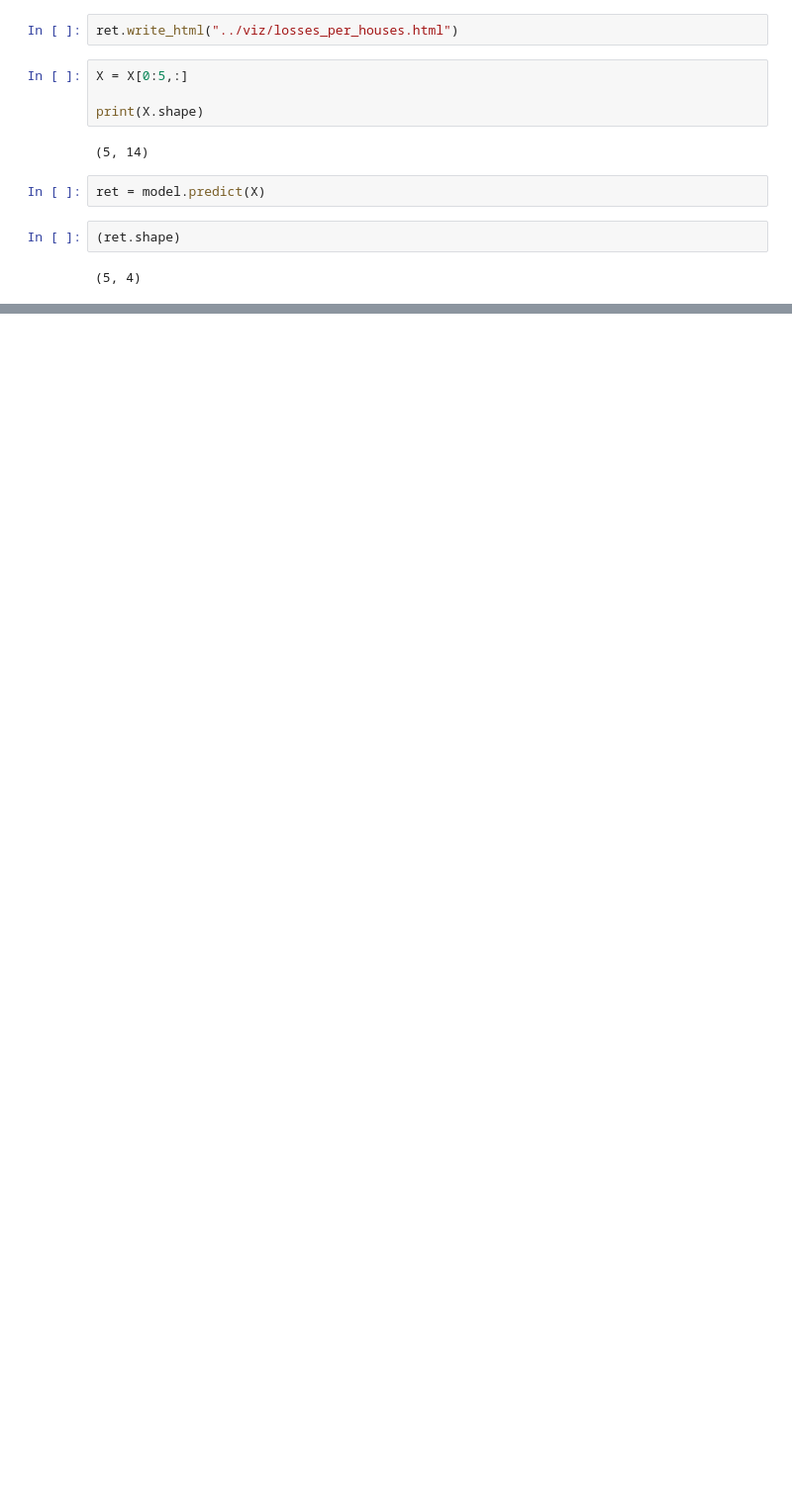
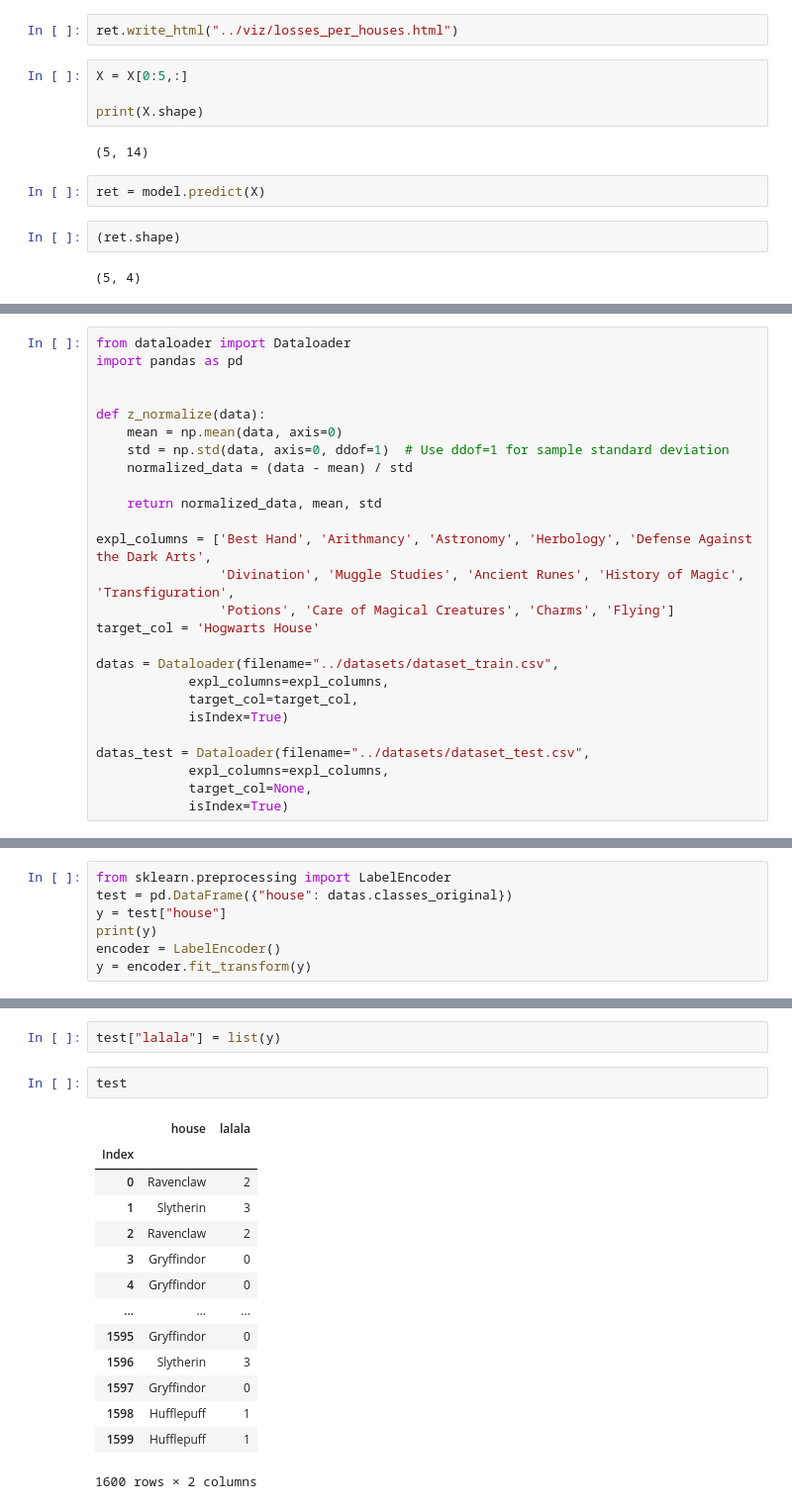
Before and after one commit to LahlouS/ft_dslr, a Jupyter notebook: submission/test.ipynb, the cells around one changed output, grey strips where cells are left out. Shown at 99% size. Saved outputs shown, nothing was run; the diff lists cells and outputs as text; blank space fills up the shorter version.

Commit message:
comparig with sklearn implementation

```diff
--- a/submission/test.ipynb
+++ b/submission/test.ipynb
@@ -281,0 +340,26 @@ ret = model.predict(X)
+# %%
+from dataloader import Dataloader
+import pandas as pd
+
+
+def z_normalize(data):
+	mean = np.mean(data, axis=0)
+	std = np.std(data, axis=0, ddof=1)  # Use ddof=1 for sample standard deviation
+	normalized_data = (data - mean) / std
+
+	return normalized_data, mean, std
+
+expl_columns = ['Best Hand', 'Arithmancy', 'Astronomy', 'Herbology', 'Defense Against the Dark Arts',
+				'Divination', 'Muggle Studies', 'Ancient Runes', 'History of Magic', 'Transfiguration',
+				'Potions', 'Care of Magical Creatures', 'Charms', 'Flying']
+target_col = 'Hogwarts House'
+
+datas = Dataloader(filename="../datasets/dataset_train.csv",
+			expl_columns=expl_columns,
+			target_col=target_col,
+			isIndex=True)
+
+datas_test = Dataloader(filename="../datasets/dataset_test.csv",
+			expl_columns=expl_columns,
+			target_col=None,
+			isIndex=True)
@@ -281,0 +372,7 @@ ret = model.predict(X)
+# %%
+from sklearn.preprocessing import LabelEncoder
+test = pd.DataFrame({"house": datas.classes_original})
+y = test["house"]
+print(y)
+encoder = LabelEncoder()
+y = encoder.fit_transform(y)
@@ -281,0 +393,19 @@ ret = model.predict(X)
+# %%
+test["lalala"] = list(y)
+# %%
+test
+# %% [output]
+|  | house | lalala |
+| Index |  |  |
+| 0 | Ravenclaw | 2 |
+| 1 | Slytherin | 3 |
+| 2 | Ravenclaw | 2 |
+| 3 | Gryffindor | 0 |
+| 4 | Gryffindor | 0 |
+| ... | ... | ... |
+| 1595 | Gryffindor | 0 |
+| 1596 | Slytherin | 3 |
+| 1597 | Gryffindor | 0 |
+| 1598 | Hufflepuff | 1 |
+| 1599 | Hufflepuff | 1 |
+1600 rows × 2 columns
```
Also changed, not shown: parts of 10 cells of this notebook, 1 other file.
